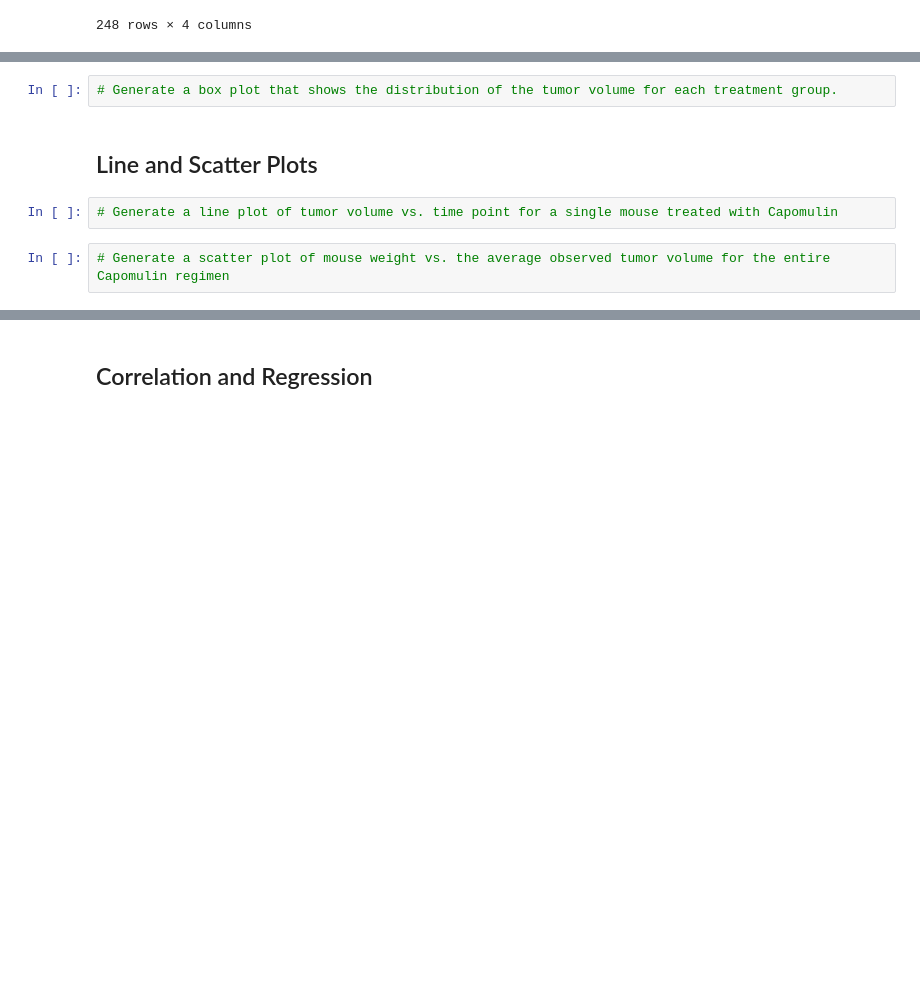
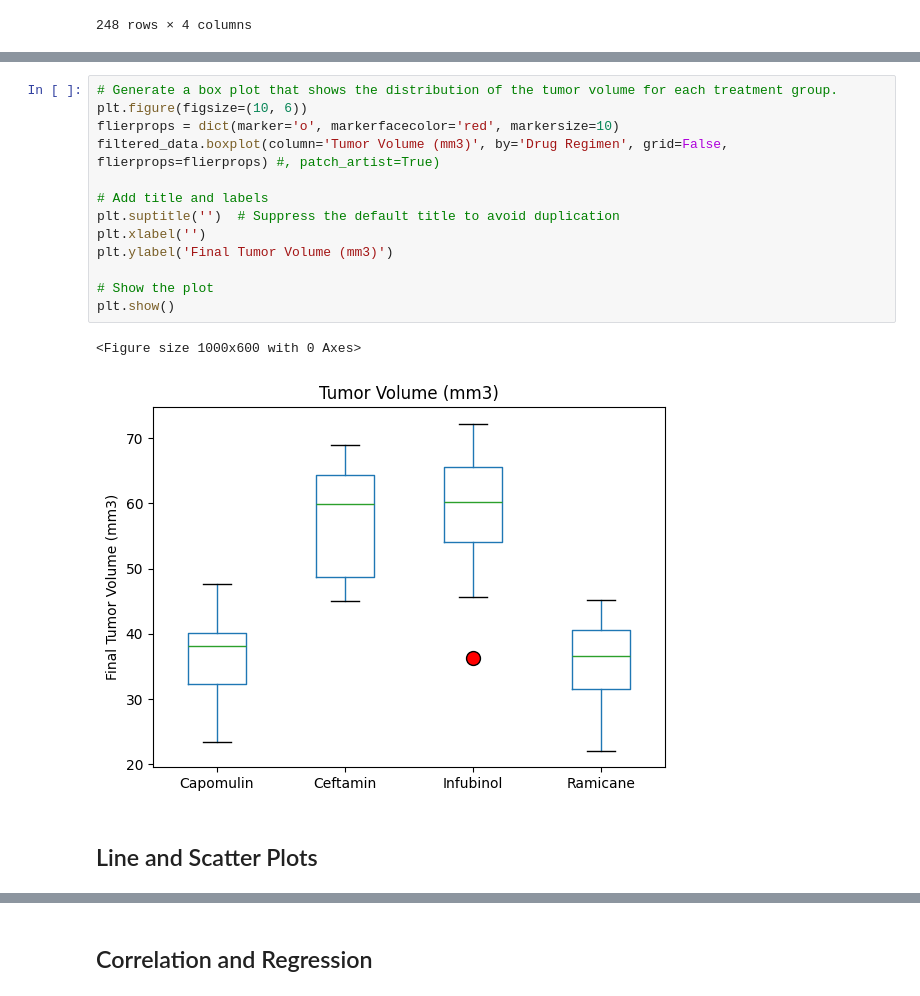
Before and after one commit to qstibbins/data-visualization, a Jupyter notebook: pymaceuticals_starter.ipynb, the cells around one changed output, grey strips where cells are left out. Saved outputs shown, nothing was run; the diff lists cells and outputs as text; blank space fills up the shorter version.

Commit message:
Wrapped up plotting

```diff
--- a/pymaceuticals_starter.ipynb
+++ b/pymaceuticals_starter.ipynb
@@ -288,11 +281,21 @@ Ramicane's potential outliers: Series([], Name: Tumor Volume (mm3), dtype: float
 Infubinol's potential outliers: 31    36.321346
 Name: Tumor Volume (mm3), dtype: float64
 Ceftamin's potential outliers: Series([], Name: Tumor Volume (mm3), dtype: float64)
-# %%
-# Generate a box plot that shows the distribution of the tumor volume for each treatment group.
+# %%
+# Generate a box plot that shows the distribution of the tumor volume for each treatment group.
+plt.figure(figsize=(10, 6))
+flierprops = dict(marker='o', markerfacecolor='red', markersize=10)
+filtered_data.boxplot(column='Tumor Volume (mm3)', by='Drug Regimen', grid=False, flierprops=flierprops) #, patch_artist=True)
+
+# Add title and labels
+plt.suptitle('')  # Suppress the default title to avoid duplication
+plt.xlabel('')
+plt.ylabel('Final Tumor Volume (mm3)')
+
+# Show the plot
+plt.show()
+# %% [output]
+<Figure size 1000x600 with 0 Axes>
+[figure, added]
 # %% [markdown]
 ## Line and Scatter Plots
-# %%
-# Generate a line plot of tumor volume vs. time point for a single mouse treated with Capomulin
-# %%
-# Generate a scatter plot of mouse weight vs. the average observed tumor volume for the entire Capomulin regimen
```
Also changed, not shown: parts of 6 cells of this notebook.
